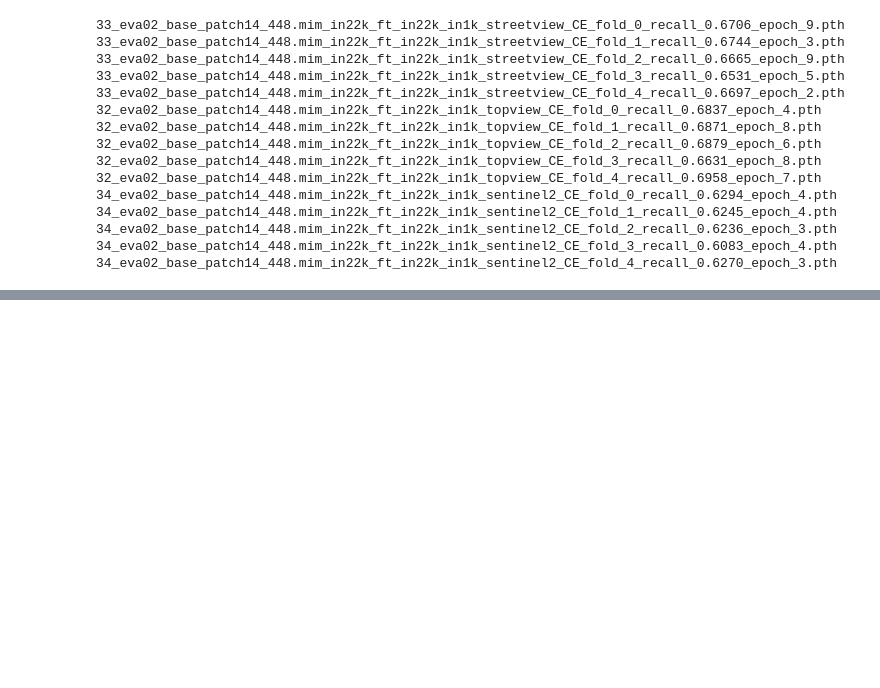
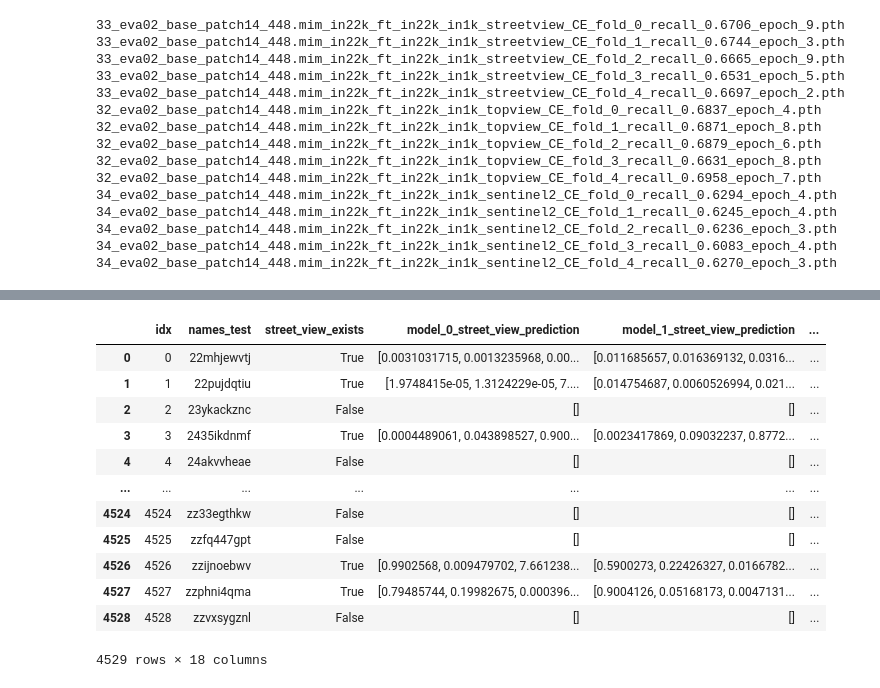
Before and after one commit to jeantirole/Detection_Lab, a Jupyter notebook: 07.Challenge/01.MapYourCity_HuggingFace/05.submit_v4.ipynb, the cells around one changed output, grey strips where cells are left out. Cells and saved outputs as stored; diff of their text form; code cells hidden in the pictures; blank space fills up the shorter version.

```diff
--- a/07.Challenge/01.MapYourCity_HuggingFace/05.submit_v4.ipynb
+++ b/07.Challenge/01.MapYourCity_HuggingFace/05.submit_v4.ipynb
@@ -220,0 +303,34 @@ train_set = map_dataset.Map_Dataset_v7(names_data,train_path,max_size=data_confi
+# %%
+#--- Data
+input_path = "/mnt/hdd/eric/.tmp_ipy/00.Data/Map_Your_City/building-age-dataset/"
+train_path = input_path + "train/data/"
+test_path = input_path + "test/data/"
+train_df = pd.read_csv(input_path + "train/train-set.csv")
+test_df = pd.read_csv(input_path + "test/test-set.csv")
+
+#--- data split
+names_test = os.listdir(test_path)
+names_test = sorted(names_test)
+# %%
+submit_df = pd.DataFrame(
+    {"idx":[i for i in range(len(names_test))],
+     "names_test":names_test,
+     "street_view_exists":[False for i in range(len(names_test))],
+     "model_0_street_view_prediction" :[[] for i in range(len(names_test))],
+     "model_1_street_view_prediction" :[[] for i in range(len(names_test))],
+     "model_2_street_view_prediction" :[[] for i in range(len(names_test))],
+     "model_3_street_view_prediction" :[[] for i in range(len(names_test))],
+     "model_4_street_view_prediction" :[[] for i in range(len(names_test))],
+
+     "model_5_topview_prediction" :[[] for i in range(len(names_test))],
+     "model_6_topview_prediction" :[[] for i in range(len(names_test))],
+     "model_7_topview_prediction" :[[] for i in range(len(names_test))],
+     "model_8_topview_prediction" :[[] for i in range(len(names_test))],
+     "model_9_topview_prediction" :[[] for i in range(len(names_test))],
+
+     "model_10_sentinelview_prediction" :[[] for i in range(len(names_test))],
+     "model_11_sentinelview_prediction" :[[] for i in range(len(names_test))],
+     "model_12_sentinelview_prediction" :[[] for i in range(len(names_test))],
+     "model_13_sentinelview_prediction" :[[] for i in range(len(names_test))],
+     "model_14_sentinelview_prediction" :[[] for i in range(len(names_test))]
+     })
@@ -220,0 +346,5 @@ train_set = map_dataset.Map_Dataset_v7(names_data,train_path,max_size=data_confi
+# %%
+for ID in names_test:
+    street_file_ = os.path.join( test_path + ID + '/street.jpg')
+    if os.path.exists(street_file_):
+        submit_df.loc[submit_df['names_test'] == ID, 'street_view_exists'] = True
@@ -220,0 +360,3 @@ train_set = map_dataset.Map_Dataset_v7(names_data,train_path,max_size=data_confi
+# %%
+street_view_names = submit_df.loc[submit_df['street_view_exists'] == True, 'names_test']
+street_view_names = sorted(street_view_names)
@@ -220,0 +455,16 @@ train_set = map_dataset.Map_Dataset_v7(names_data,train_path,max_size=data_confi
+# %%
+submit_df
+# %% [output]
+|  | idx | names_test | street_view_exists | model_0_street_view_prediction | model_1_street_view_prediction | ... |
+| 0 | 0 | 22mhjewvtj | True | [0.0031031715, 0.0013235968, 0.00... | [0.011685657, 0.016369132, 0.0316... | ... |
+| 1 | 1 | 22pujdqtiu | True | [1.9748415e-05, 1.3124229e-05, 7.... | [0.014754687, 0.0060526994, 0.021... | ... |
+| 2 | 2 | 23ykackznc | False | [] | [] | ... |
+| 3 | 3 | 2435ikdnmf | True | [0.0004489061, 0.043898527, 0.900... | [0.0023417869, 0.09032237, 0.8772... | ... |
+| 4 | 4 | 24akvvheae | False | [] | [] | ... |
+| ... | ... | ... | ... | ... | ... | ... |
+| 4524 | 4524 | zz33egthkw | False | [] | [] | ... |
+| 4525 | 4525 | zzfq447gpt | False | [] | [] | ... |
+| 4526 | 4526 | zzijnoebwv | True | [0.9902568, 0.009479702, 7.661238... | [0.5900273, 0.22426327, 0.0166782... | ... |
+| 4527 | 4527 | zzphni4qma | True | [0.79485744, 0.19982675, 0.000396... | [0.9004126, 0.05168173, 0.0047131... | ... |
+| 4528 | 4528 | zzvxsygznl | False | [] | [] | ... |
+4529 rows × 18 columns
```
Also changed, not shown: parts of 26 cells of this notebook, 15 other files.
